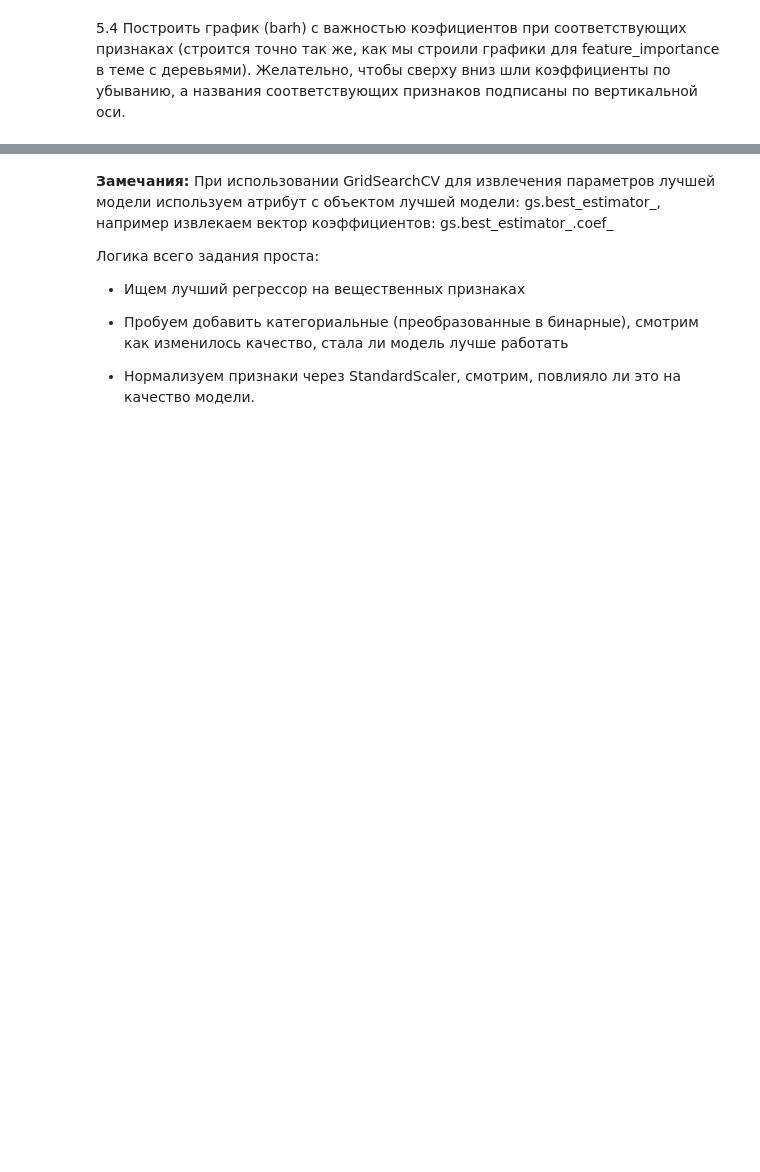
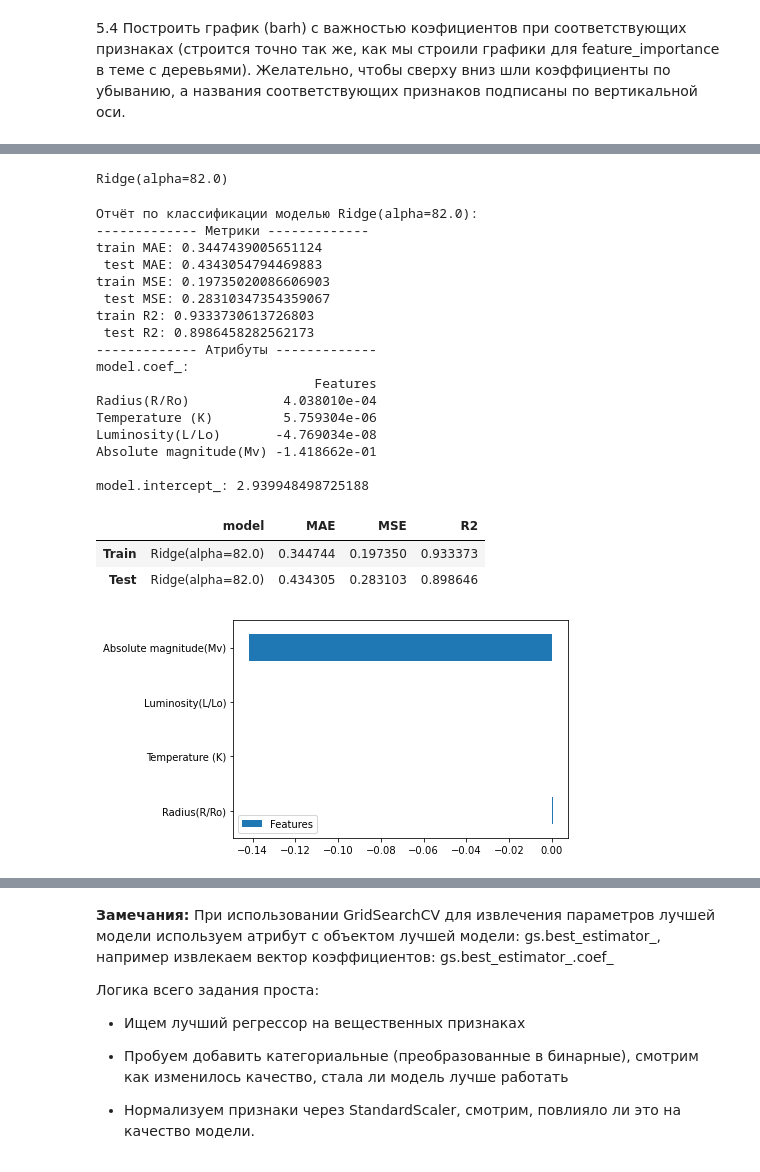
Before and after one commit to DiBoS290699/DataAnalysisTools, a Jupyter notebook: Lab6_Linear_models/lab_6_linear_models_6133_Borisov.ipynb, the cells around one changed output, grey strips where cells are left out. Drawn from its saved outputs; the diff is of its cells as text; code cells hidden in the pictures; blank space fills up the shorter version.

```diff
--- a/Lab6_Linear_models/lab_6_linear_models_6133_Borisov.ipynb
+++ b/Lab6_Linear_models/lab_6_linear_models_6133_Borisov.ipynb
@@ -221,0 +248,32 @@ model.intercept_: 2.9571203995655173
+# %%
+ridge_model = GridSearchCV(Ridge(), param_grid={'alpha': linspace(0, 100, 101)}, cv=5)
+ridge_model.fit(Xtrain, Ytrain)
+ridge_model = ridge_model.best_estimator_
+ridge_model
+# %% [output]
+Ridge(alpha=82.0)
+# %%
+ridge_report = common_report(ridge_model, Xtrain, Xtest, Ytrain, Ytest, get_info=True)
+ridge_report
+# %% [output]
+Отчёт по классификации моделью Ridge(alpha=82.0):
+------------- Метрики -------------
+train MAE: 0.3447439005651124
+ test MAE: 0.4343054794469883
+train MSE: 0.19735020086606903
+ test MSE: 0.28310347354359067
+train R2: 0.9333730613726803
+ test R2: 0.8986458282562173
+------------- Атрибуты -------------
+model.coef_:
+                            Features
+Radius(R/Ro)            4.038010e-04
+Temperature (K)         5.759304e-06
+Luminosity(L/Lo)       -4.769034e-08
+Absolute magnitude(Mv) -1.418662e-01
+
+model.intercept_: 2.939948498725188
+|  | model | MAE | MSE | R2 |
+| Train | Ridge(alpha=82.0) | 0.344744 | 0.197350 | 0.933373 |
+| Test | Ridge(alpha=82.0) | 0.434305 | 0.283103 | 0.898646 |
+[figure, added]
```
Also changed, not shown: parts of 64 cells of this notebook.
